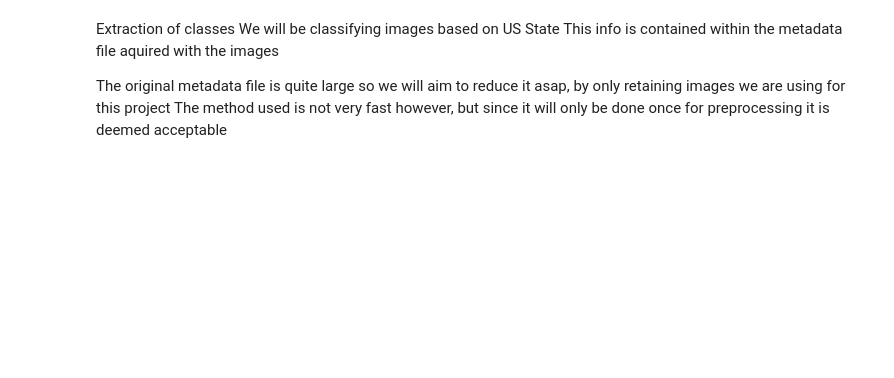
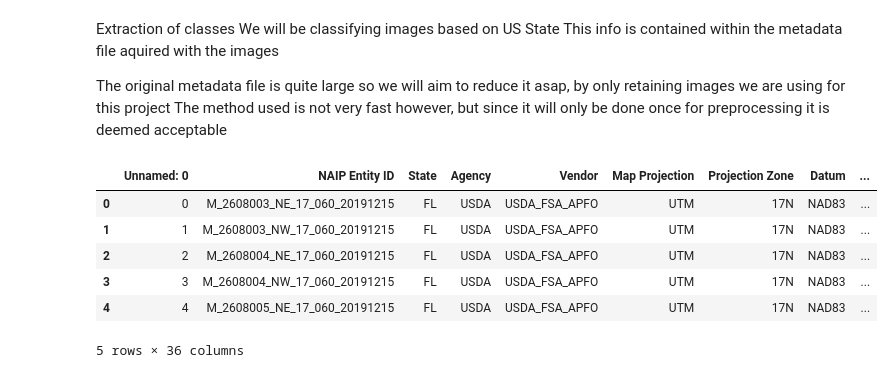
Before and after one commit to FDSchaefer/public, a Jupyter notebook: Deep Learning/ClassSat/prepareData.ipynb, the cells around one changed output. Saved outputs shown, nothing was run; the diff lists cells and outputs as text; code cells hidden in the pictures; blank space fills up the shorter version.

```diff
--- a/Deep Learning/ClassSat/prepareData.ipynb
+++ b/Deep Learning/ClassSat/prepareData.ipynb
@@ -59,3 +55,13 @@ data_augmentation = keras.Sequential(
+# %%
+metadataShort.head()
+# %% [output]
+|  | Unnamed: 0 | NAIP Entity ID | State | Agency | Vendor | Map Projection | Projection Zone | Datum | ... |
+| 0 | 0 | M_2608003_NE_17_060_20191215 | FL | USDA | USDA_FSA_APFO | UTM | 17N | NAD83 | ... |
+| 1 | 1 | M_2608003_NW_17_060_20191215 | FL | USDA | USDA_FSA_APFO | UTM | 17N | NAD83 | ... |
+| 2 | 2 | M_2608004_NE_17_060_20191215 | FL | USDA | USDA_FSA_APFO | UTM | 17N | NAD83 | ... |
+| 3 | 3 | M_2608004_NW_17_060_20191215 | FL | USDA | USDA_FSA_APFO | UTM | 17N | NAD83 | ... |
+| 4 | 4 | M_2608005_NE_17_060_20191215 | FL | USDA | USDA_FSA_APFO | UTM | 17N | NAD83 | ... |
+5 rows × 36 columns
 # %%
 from sample import sample_images
 
```
Also changed, not shown: parts of 17 cells of this notebook, 1 other file.
